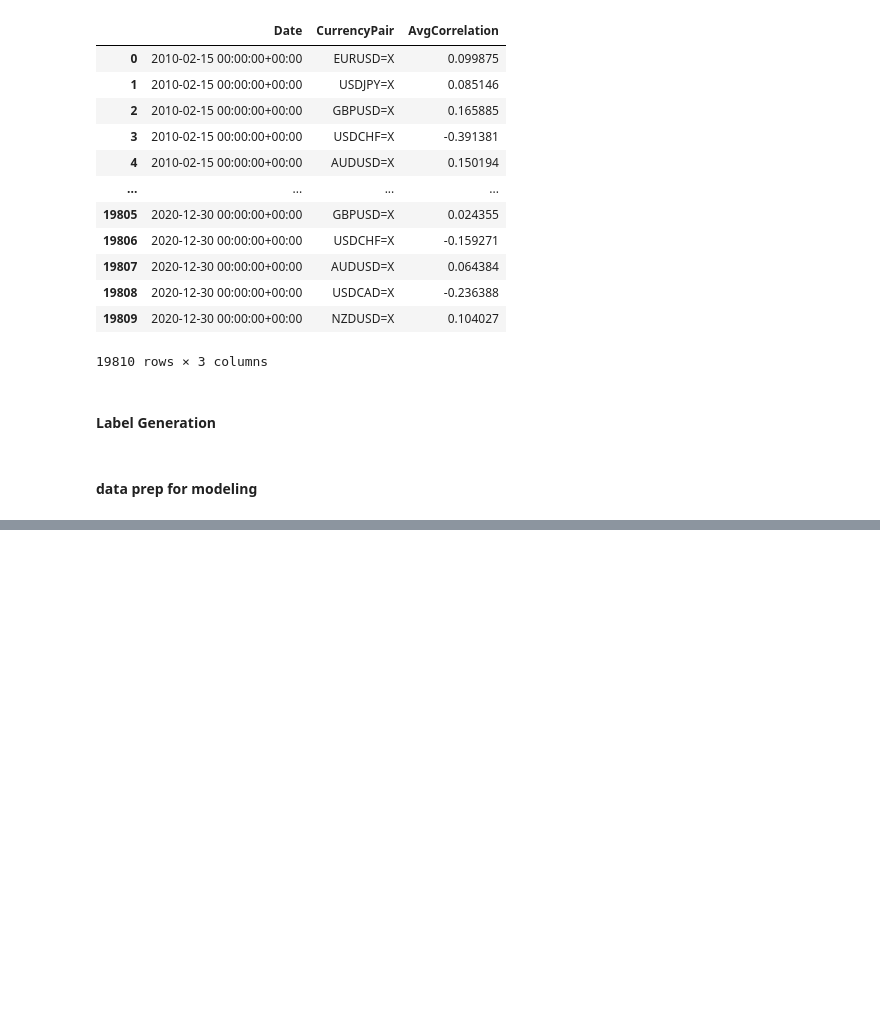
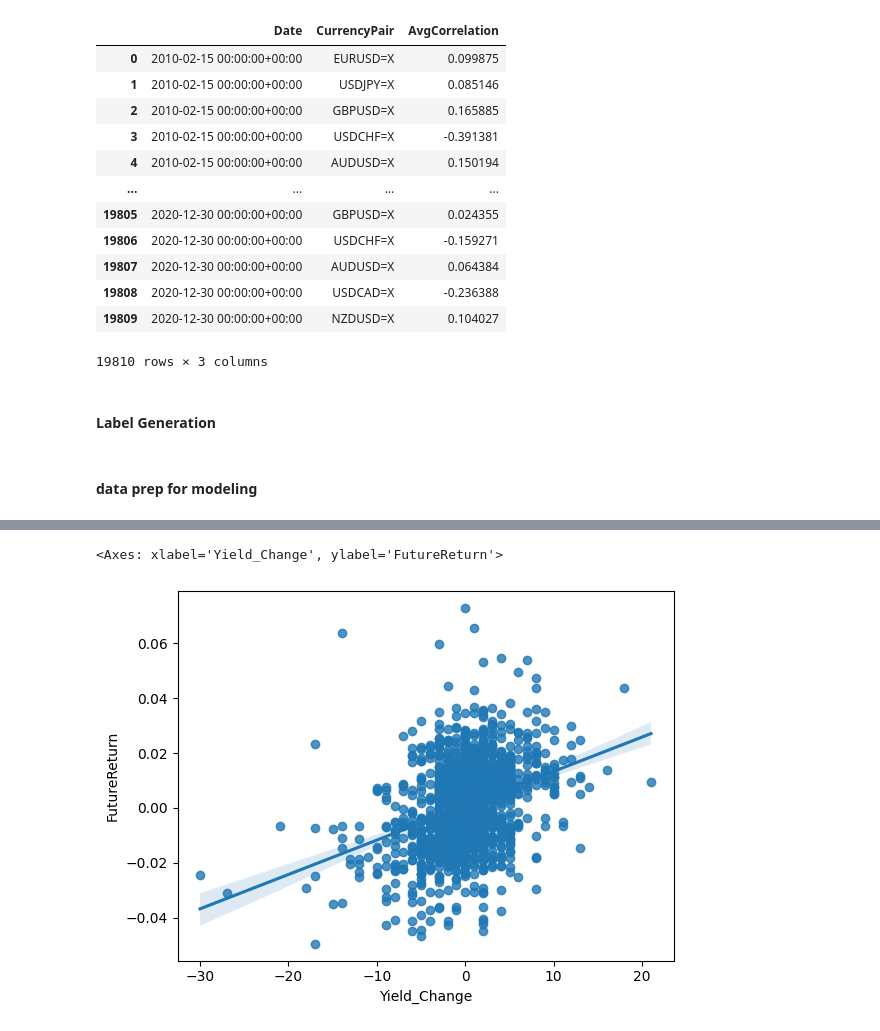
Before and after one commit to charliewarburton/feature_engineering, a Jupyter notebook: strat dev 8 - feature (static) predictive long-short.ipynb, the cells around one changed output, grey strips where cells are left out. Drawn from its saved outputs; the diff is of its cells as text; code cells hidden in the pictures; blank space fills up the shorter version.

```diff
--- a/strat dev 8 - feature (static) predictive long-short.ipynb
+++ b/strat dev 8 - feature (static) predictive long-short.ipynb
@@ -328,0 +421,6 @@ features_all_pairs.head(5)
+# %%
+usd_jpy = trade_usd_features[trade_usd_features['CurrencyPair'] == 'USDJPY=X']
+sns.regplot(x='Yield_Change', y='FutureReturn', data=usd_jpy)
+# %% [output]
+<Axes: xlabel='Yield_Change', ylabel='FutureReturn'>
+[figure, added]
```
Also changed, not shown: parts of 12 cells of this notebook.
